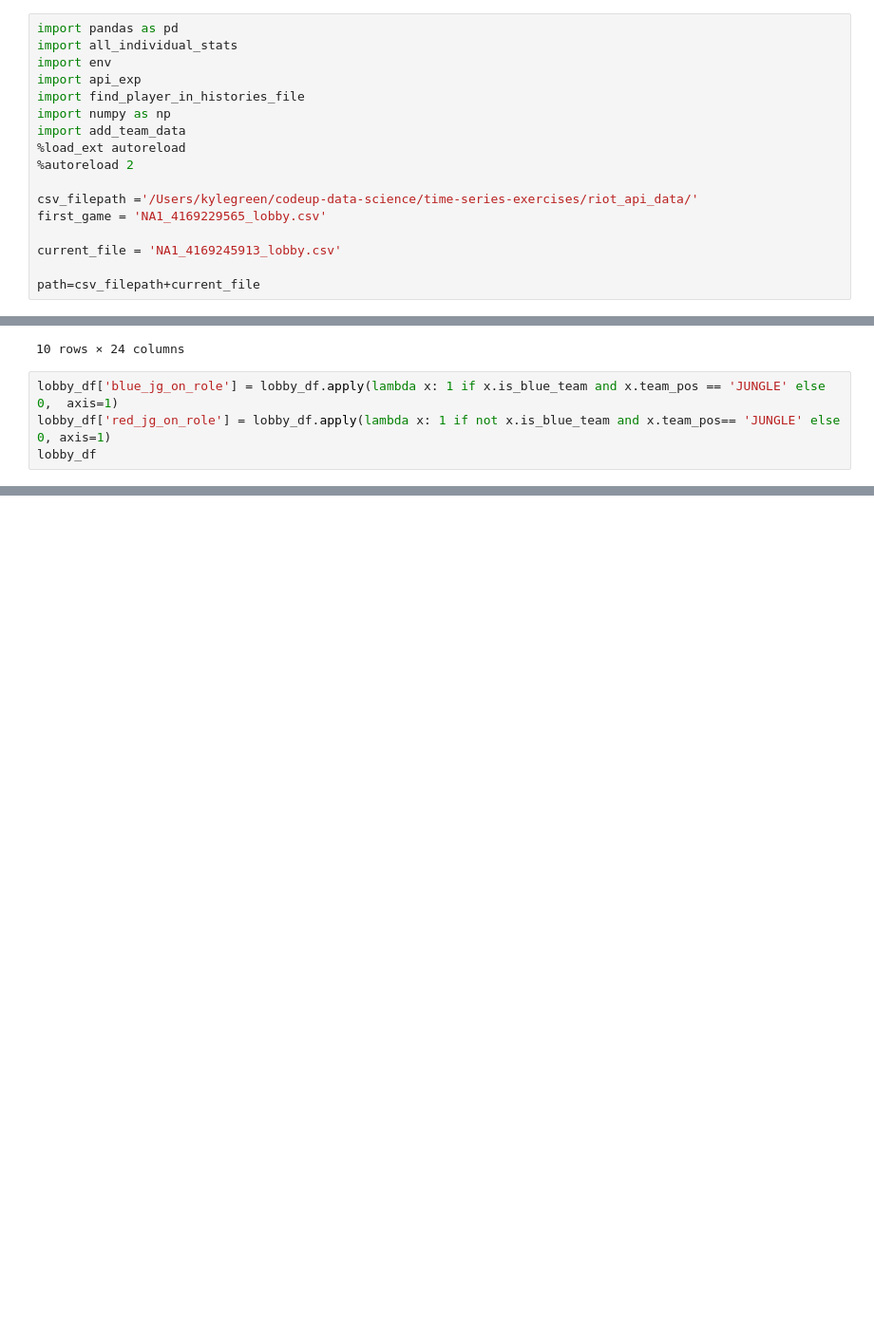
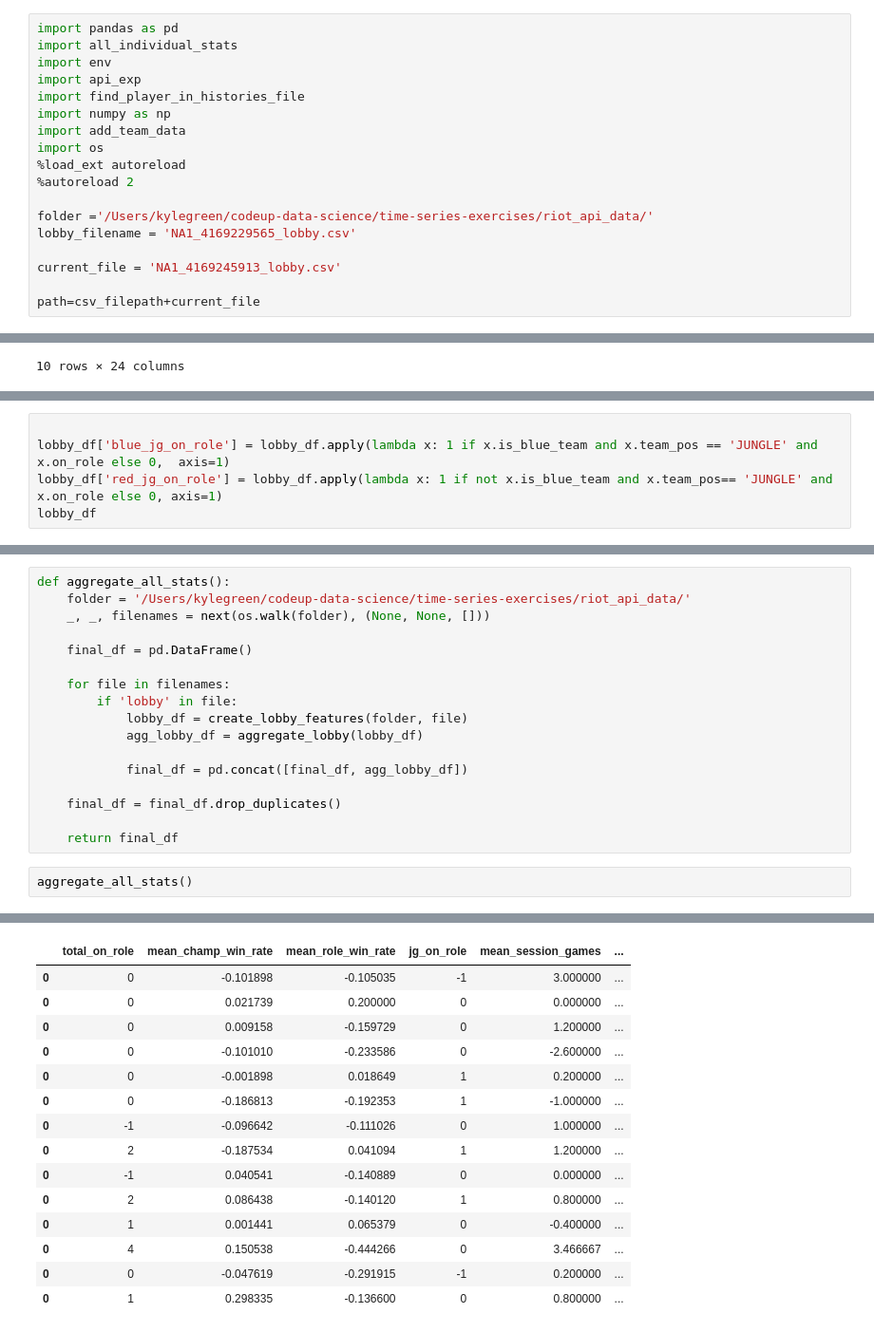
Before and after one commit to KyleTaylorGreen/time-series-exercises, a Jupyter notebook: Feature Engineering.ipynb, the cells around one changed output, grey strips where cells are left out. Shown at 95% size. Drawn from its saved outputs; the diff is of its cells as text; blank space fills up the shorter version.

Commit message:
made aggregate function to make final table that model will be based off of

```diff
--- a/Feature Engineering.ipynb
+++ b/Feature Engineering.ipynb
@@ -6,11 +6,12 @@ import api_exp
 import find_player_in_histories_file
 import numpy as np
 import add_team_data
+import os
 %load_ext autoreload
 %autoreload 2
 
-csv_filepath ='/Users/kylegreen/codeup-data-science/time-series-exercises/riot_api_data/'
-first_game = 'NA1_4169229565_lobby.csv'
+folder ='/Users/kylegreen/codeup-data-science/time-series-exercises/riot_api_data/'
+lobby_filename = 'NA1_4169229565_lobby.csv'
 
 current_file = 'NA1_4169245913_lobby.csv'
 
@@ -192,7 +199,3 @@ lobby_df
 | 8 | 3RUypl0CUGv6NdL32LqalPh2W0R66Uy7K... | NA1_4169229565 | NA1_4168963343 | nbyuXpmQ5rRxtIeshLQ_FQ_K0si8HY6Rg... | g00d question | KOgMiUYDhdCDtHgDezwbZdObaX-BhsC28... | 1.641653e+09 | ... |
 | 9 | ZQm_pBpLgDN1ZLe6wCtFZGf6TNB10xxFM... | NA1_4169229565 | NA1_4152461599 | P0DnHb3pMXfX-vCw0btZI2Y9p1br_-9Hz... | Not a LUX Smurf | Q6zRoZdZ_KnGYD33uD8BJFAl_Fyl7a-lL... | 1.641653e+09 | ... |
 10 rows × 24 columns
-# %%
-lobby_df['blue_jg_on_role'] = lobby_df.apply(lambda x: 1 if x.is_blue_team and x.team_pos == 'JUNGLE' else 0,  axis=1)
-lobby_df['red_jg_on_role'] = lobby_df.apply(lambda x: 1 if not x.is_blue_team and x.team_pos== 'JUNGLE' else 0, axis=1)
-lobby_df
@@ -233,0 +224,5 @@ lobby_df
+# %%
+
+lobby_df['blue_jg_on_role'] = lobby_df.apply(lambda x: 1 if x.is_blue_team and x.team_pos == 'JUNGLE' and x.on_role else 0,  axis=1)
+lobby_df['red_jg_on_role'] = lobby_df.apply(lambda x: 1 if not x.is_blue_team and x.team_pos== 'JUNGLE' and x.on_role else 0, axis=1)
+lobby_df
@@ -233,0 +392,20 @@ lobby_df
+# %%
+def aggregate_all_stats():
+    folder = '/Users/kylegreen/codeup-data-science/time-series-exercises/riot_api_data/'
+    _, _, filenames = next(os.walk(folder), (None, None, []))
+
+    final_df = pd.DataFrame()
+
+    for file in filenames:
+        if 'lobby' in file:
+            lobby_df = create_lobby_features(folder, file)
+            agg_lobby_df = aggregate_lobby(lobby_df)
+
+            final_df = pd.concat([final_df, agg_lobby_df])
+
+    final_df = final_df.drop_duplicates()
+
+    return final_df
+# %%
+aggregate_all_stats()
+# %% [output]
@@ -233,0 +446,15 @@ lobby_df
+|  | total_on_role | mean_champ_win_rate | mean_role_win_rate | jg_on_role | mean_session_games | ... |
+| 0 | 0 | -0.101898 | -0.105035 | -1 | 3.000000 | ... |
+| 0 | 0 | 0.021739 | 0.200000 | 0 | 0.000000 | ... |
+| 0 | 0 | 0.009158 | -0.159729 | 0 | 1.200000 | ... |
+| 0 | 0 | -0.101010 | -0.233586 | 0 | -2.600000 | ... |
+| 0 | 0 | -0.001898 | 0.018649 | 1 | 0.200000 | ... |
+| 0 | 0 | -0.186813 | -0.192353 | 1 | -1.000000 | ... |
+| 0 | -1 | -0.096642 | -0.111026 | 0 | 1.000000 | ... |
+| 0 | 2 | -0.187534 | 0.041094 | 1 | 1.200000 | ... |
+| 0 | -1 | 0.040541 | -0.140889 | 0 | 0.000000 | ... |
+| 0 | 2 | 0.086438 | -0.140120 | 1 | 0.800000 | ... |
+| 0 | 1 | 0.001441 | 0.065379 | 0 | -0.400000 | ... |
+| 0 | 4 | 0.150538 | -0.444266 | 0 | 3.466667 | ... |
+| 0 | 0 | -0.047619 | -0.291915 | -1 | 0.200000 | ... |
+| 0 | 1 | 0.298335 | -0.136600 | 0 | 0.800000 | ... |
```
Also changed, not shown: parts of 14 cells of this notebook, 5 other files.
